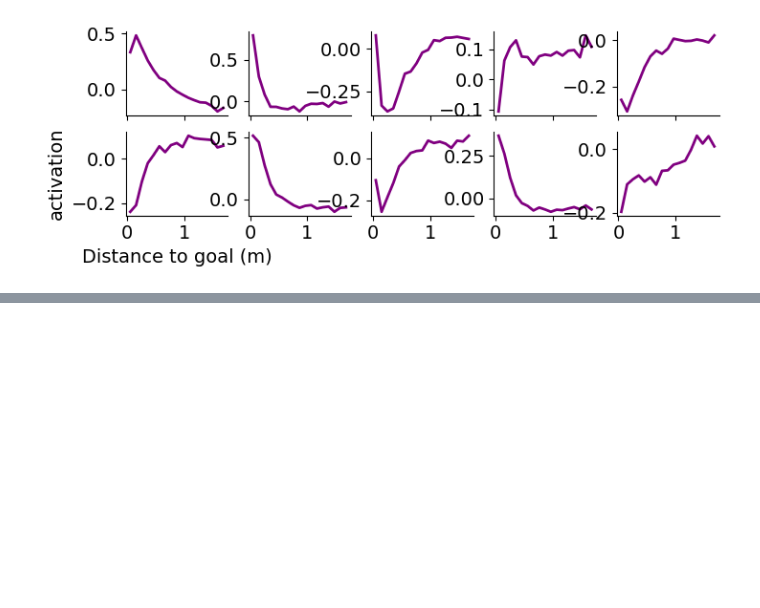
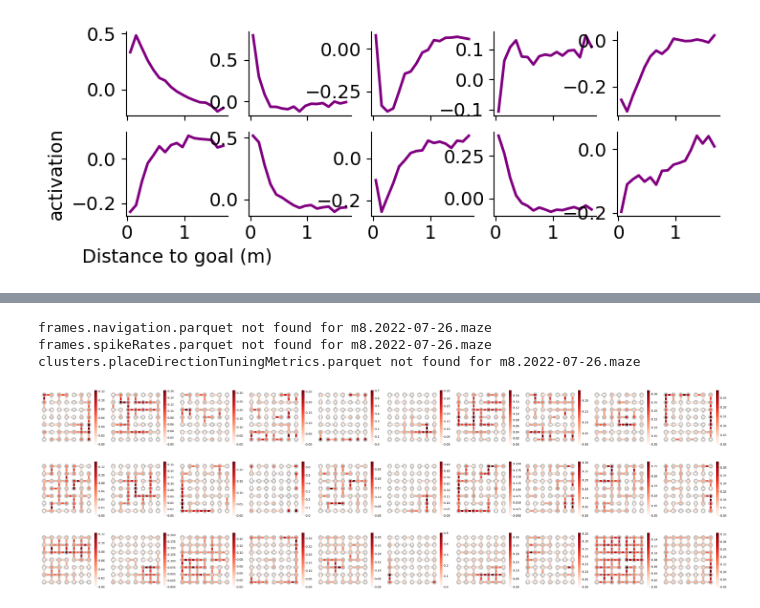
Before and after one commit to peterdoohan/GridMaze-mFC, a Jupyter notebook: Notebooks/nbeGLM.ipynb, the cells around one changed output, grey strips where cells are left out. Saved outputs shown, nothing was run; the diff lists cells and outputs as text; code cells hidden in the pictures; blank space fills up the shorter version.

```diff
--- a/Notebooks/nbeGLM.ipynb
+++ b/Notebooks/nbeGLM.ipynb
@@ -254,0 +274,17 @@ f.savefig("../results/nbeGLM/figures/latent_distance_to_goal_tuning.pdf")
+# %%
+# place-direction tuning
+dim_red = "nmf"
+n_components = 10
+f, axes = plt.subplots(3, n_components, figsize=(6 * n_components, 18))
+for i, maze_name in enumerate(["maze_1", "maze_2", "rooms_maze"]):
+    simple_maze = mr.get_simple_maze(maze_name)
+    place_direction_tuning_df = ts.get_population_unique_place_direction_tuning_df(maze_name=maze_name)
+    ts.plot_unique_place_direction_components(
+        place_direction_tuning_df, simple_maze, dim_red=dim_red, n_components=n_components, axes=axes[i, :]
+    )
+f.savefig(f"../results/nbeGLM/figures/unique_place_direction_{dim_red}_components.pdf")
+# %% [output]
+frames.navigation.parquet not found for m8.2022-07-26.maze
+frames.spikeRates.parquet not found for m8.2022-07-26.maze
+clusters.placeDirectionTuningMetrics.parquet not found for m8.2022-07-26.maze
+[figure, added]
```
Also changed, not shown: parts of 4 cells of this notebook.
